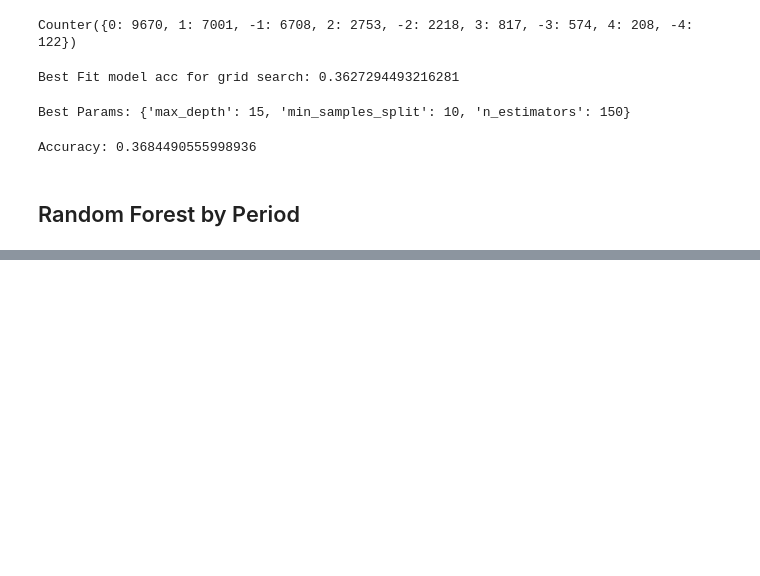
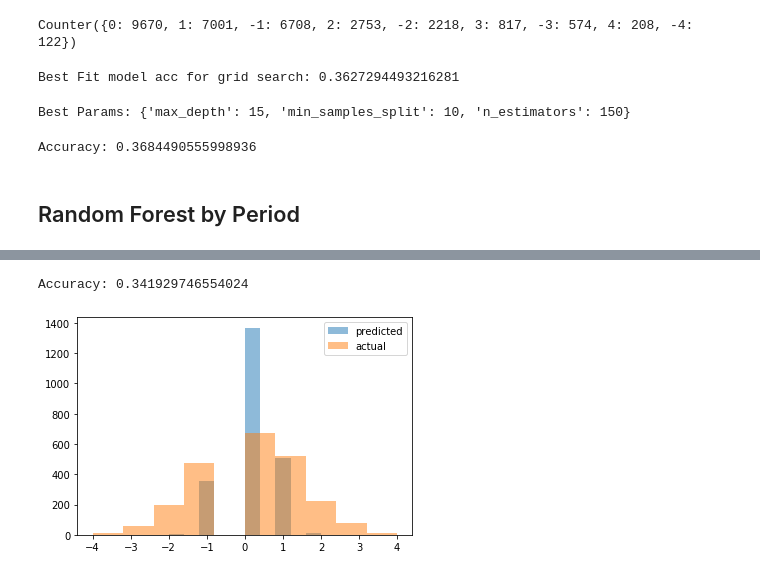
Before and after one commit to bliminate/Lord_Stanley_Seekers, a Jupyter notebook: NHL_Period_Data.ipynb, the cells around one changed output, grey strips where cells are left out. Drawn from its saved outputs; the diff is of its cells as text; code cells hidden in the pictures; blank space fills up the shorter version.

```diff
--- a/NHL_Period_Data.ipynb
+++ b/NHL_Period_Data.ipynb
@@ -260,0 +283,15 @@ Accuracy: 0.35126722987994663
+# %%
+periodData.trainTestSplit(split=0.2, period=3)
+rf_period3 = RandomForestClassifier(max_depth=15, min_samples_split=10, n_estimators=150)
+rf_period3.fit(periodData.train_x, periodData.train_y)
+rf_p3_pred = rf_period3.predict(periodData.test_x)
+rf_p3_acc = accuracy_score(periodData.test_y, rf_p3_pred)
+
+print("Accuracy: " + str(rf_p3_acc))
+plt.hist(rf_p3_pred, alpha=0.5, label='predicted')
+plt.hist(periodData.test_y, alpha=0.5, label='actual')
+plt.legend(loc='best')
+plt.show()
+# %% [output]
+Accuracy: 0.341929746554024
+[figure, added]
```
Also changed, not shown: parts of 4 cells of this notebook.
